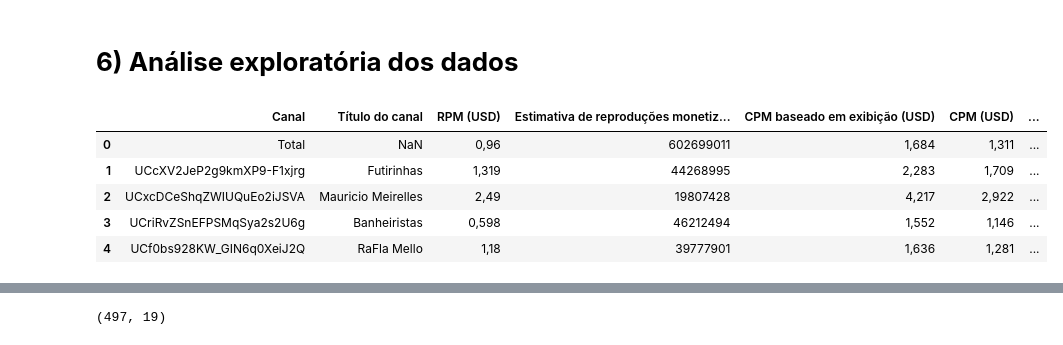
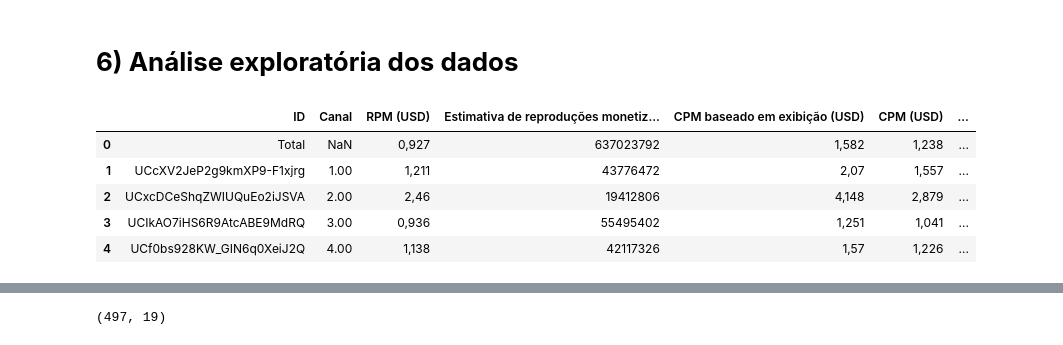
Before and after one commit to Janainareisnascimento/Adsensefinal, a Jupyter notebook: 2022_Adsense_modelagem_team_mounted.ipynb, the cells around one changed output, grey strips where cells are left out. Drawn from its saved outputs; the diff is of its cells as text; code cells hidden in the pictures.

```diff
--- a/2022_Adsense_modelagem_team_mounted.ipynb
+++ b/2022_Adsense_modelagem_team_mounted.ipynb
@@ -66,15 +66,16 @@ pd.options.display.float_format = '{:.2f}'.format
 # %% [markdown]
 # **5) Importando a base de dados**
 # %%
-base = pd.read_csv("/content/drive/MyDrive/Colab Notebooks/Adsense/2022_afiliados_receitas - Dados da tabela.csv")
+base_afiliados = pd.read_csv("/content/drive/MyDrive/Colab Notebooks/Adsense/2022_affiliate - Csv_afiliados.csv")
+base_receitas = pd.read_csv("/content/drive/MyDrive/Colab Notebooks/Adsense/YouTube_affiliate_M_20220701_payment_summary_v1-0.csv")
 # %% [markdown]
 # **6) Análise exploratória dos dados**
 # %%
-base.head()
+base_afiliados.head()
 # %% [output]
-|  | Canal | Título do canal | RPM (USD) | Estimativa de reproduções monetiz... | CPM baseado em exibição (USD) | CPM (USD) | ... |
-| 0 | Total | NaN | 0,96 | 602699011 | 1,684 | 1,311 | ... |
-| 1 | UCcXV2JeP2g9kmXP9-F1xjrg | Futirinhas | 1,319 | 44268995 | 2,283 | 1,709 | ... |
-| 2 | UCxcDCeShqZWIUQuEo2iJSVA | Mauricio Meirelles | 2,49 | 19807428 | 4,217 | 2,922 | ... |
-| 3 | UCriRvZSnEFPSMqSya2s2U6g | Banheiristas | 0,598 | 46212494 | 1,552 | 1,146 | ... |
-| 4 | UCf0bs928KW_GIN6q0XeiJ2Q | RaFla Mello | 1,18 | 39777901 | 1,636 | 1,281 | ... |
+|  | ID | Canal | RPM (USD) | Estimativa de reproduções monetiz... | CPM baseado em exibição (USD) | CPM (USD) | ... |
+| 0 | Total | NaN | 0,927 | 637023792 | 1,582 | 1,238 | ... |
+| 1 | UCcXV2JeP2g9kmXP9-F1xjrg | 1.00 | 1,211 | 43776472 | 2,07 | 1,557 | ... |
+| 2 | UCxcDCeShqZWIUQuEo2iJSVA | 2.00 | 2,46 | 19412806 | 4,148 | 2,879 | ... |
+| 3 | UCIkAO7iHS6R9AtcABE9MdRQ | 3.00 | 0,936 | 55495402 | 1,251 | 1,041 | ... |
+| 4 | UCf0bs928KW_GIN6q0XeiJ2Q | 4.00 | 1,138 | 42117326 | 1,57 | 1,226 | ... |
```
Also changed, not shown: parts of 15 cells of this notebook.
